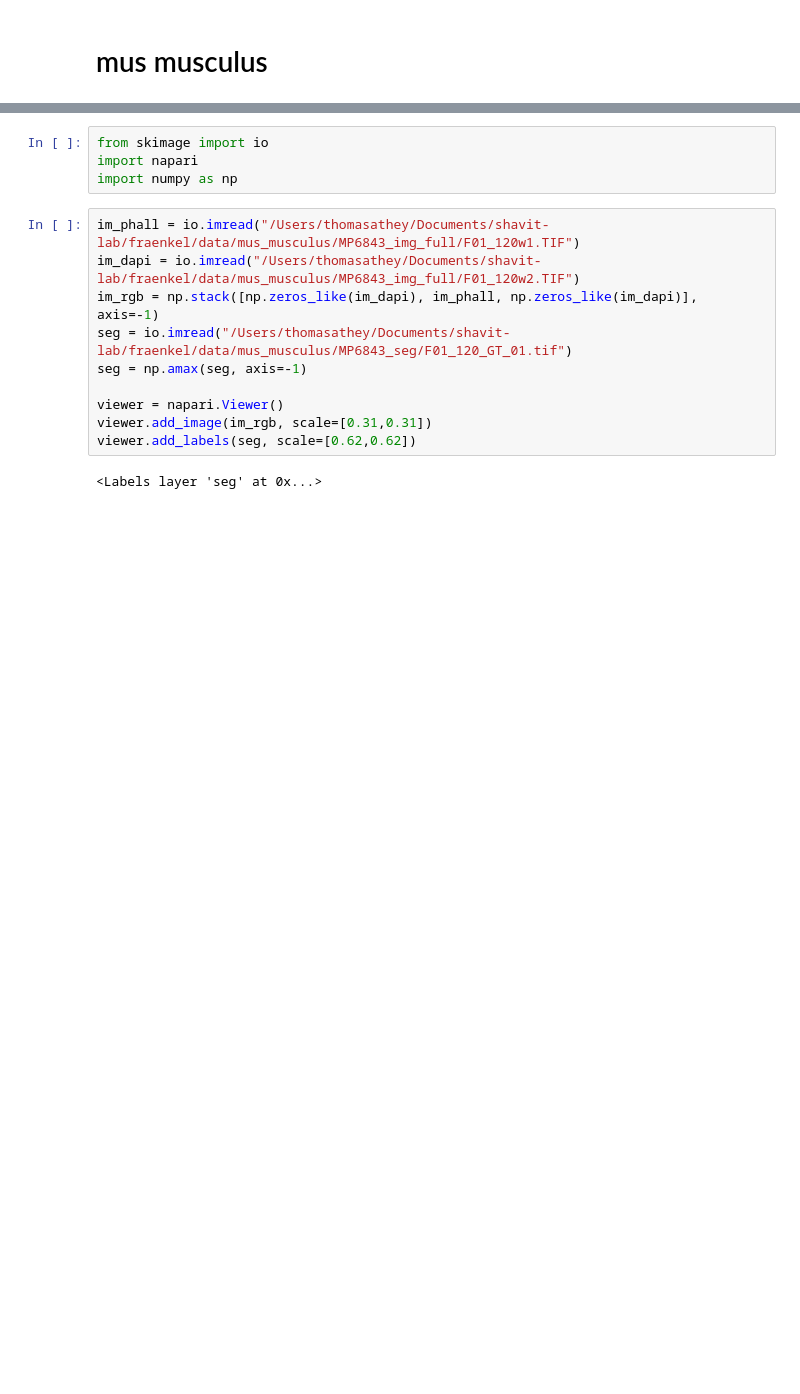
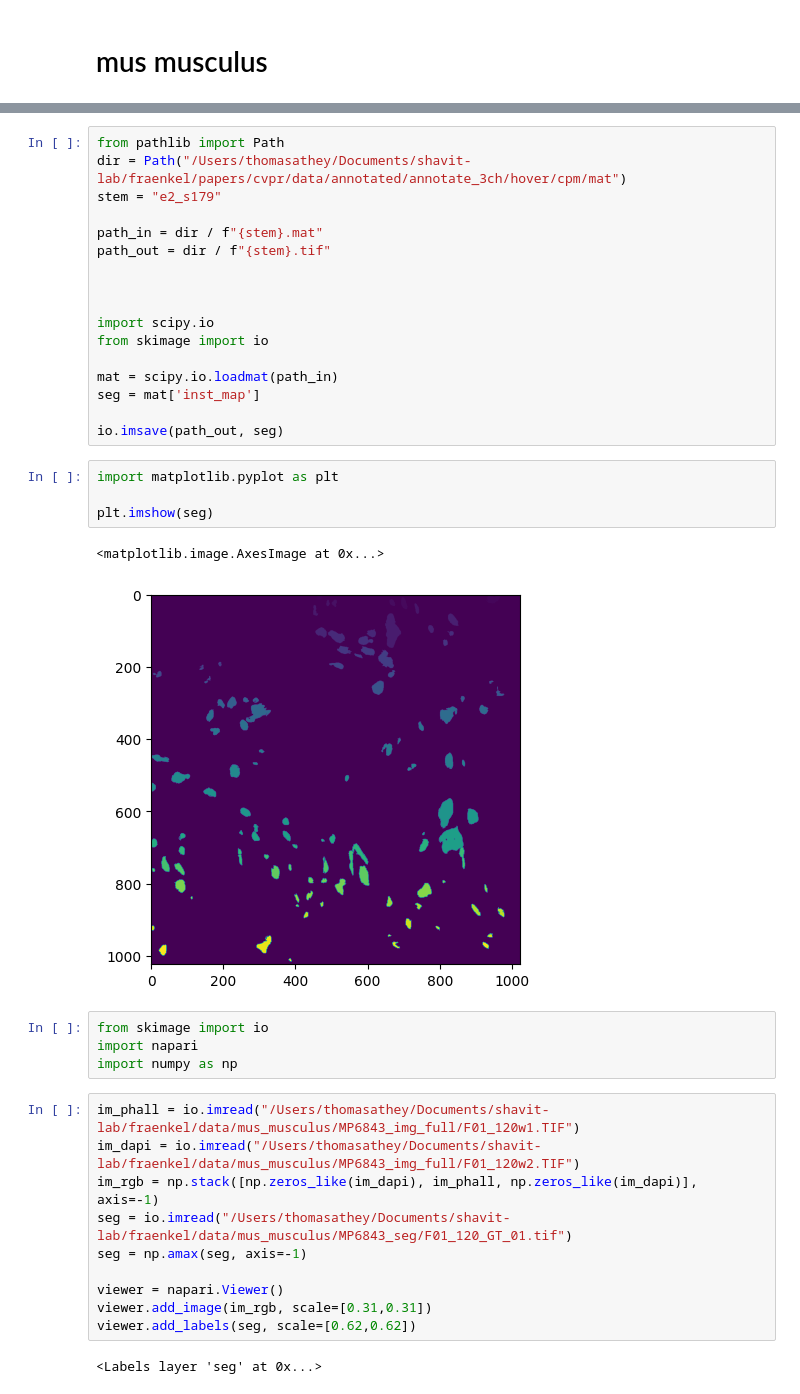
Before and after one commit to Shavit-Lab/cell_paint_seg, a Jupyter notebook: experiments/scratch.ipynb, the cells around one changed output, grey strips where cells are left out. Cells and saved outputs as stored; diff of their text form; blank space fills up the shorter version.

```diff
--- a/experiments/scratch.ipynb
+++ b/experiments/scratch.ipynb
@@ -24,3 +119,27 @@ for i in range(0,im_size,tile_size):
+# %%
+from pathlib import Path
+dir = Path("/Users/thomasathey/Documents/shavit-lab/fraenkel/papers/cvpr/data/annotated/annotate_3ch/hover/cpm/mat")
+stem = "e2_s179"
+
+path_in = dir / f"{stem}.mat"
+path_out = dir / f"{stem}.tif"
+
+
+
+import scipy.io
+from skimage import io
+
+mat = scipy.io.loadmat(path_in)
+seg = mat['inst_map']
+
+io.imsave(path_out, seg)
+# %%
+import matplotlib.pyplot as plt
+
+plt.imshow(seg)
+# %% [output]
+<matplotlib.image.AxesImage at 0x...>
+[figure, added]
 # %%
 from skimage import io
 import napari
```
Also changed, not shown: parts of 11 cells of this notebook, 3 other files.
